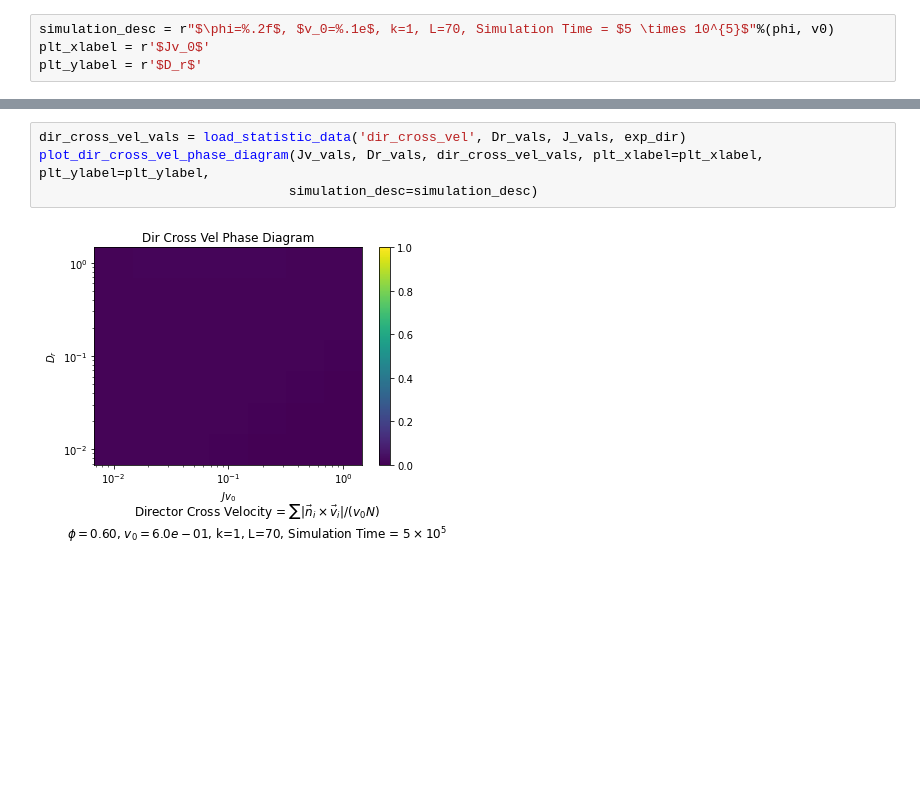
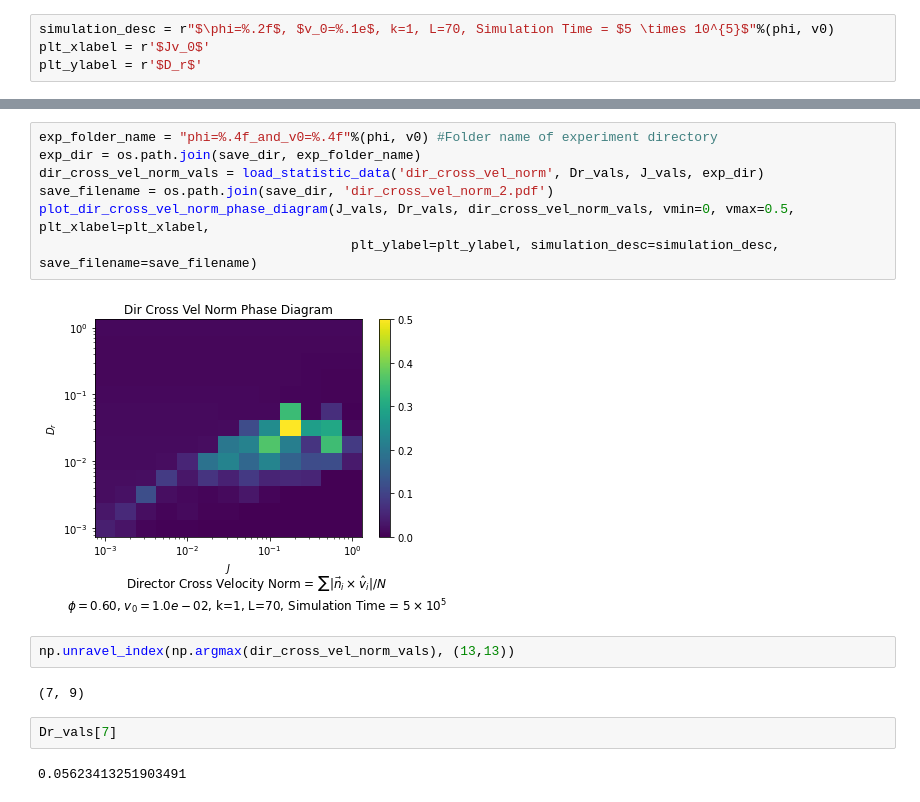
Before and after one commit to ryanlopezzzz/ABP, a Jupyter notebook: graph_phase_diagram.ipynb, the cells around one changed output, grey strips where cells are left out. Saved outputs shown, nothing was run; the diff lists cells and outputs as text; blank space fills up the shorter version.

```diff
--- a/graph_phase_diagram.ipynb
+++ b/graph_phase_diagram.ipynb
@@ -44,6 +134,17 @@ plot_vicsek_phase_diagram(Jv_vals, Dr_vals, vicsek_vals, plt_xlabel=plt_xlabel,
-# %%
-dir_cross_vel_vals = load_statistic_data('dir_cross_vel', Dr_vals, J_vals, exp_dir)
-plot_dir_cross_vel_phase_diagram(Jv_vals, Dr_vals, dir_cross_vel_vals, plt_xlabel=plt_xlabel, plt_ylabel=plt_ylabel,
-                                simulation_desc=simulation_desc)
-# %% [output]
-[figure, removed]
+# %%
+exp_folder_name = "phi=%.4f_and_v0=%.4f"%(phi, v0) #Folder name of experiment directory
+exp_dir = os.path.join(save_dir, exp_folder_name)
+dir_cross_vel_norm_vals = load_statistic_data('dir_cross_vel_norm', Dr_vals, J_vals, exp_dir)
+save_filename = os.path.join(save_dir, 'dir_cross_vel_norm_2.pdf')
+plot_dir_cross_vel_norm_phase_diagram(J_vals, Dr_vals, dir_cross_vel_norm_vals, vmin=0, vmax=0.5, plt_xlabel=plt_xlabel,
+                                        plt_ylabel=plt_ylabel, simulation_desc=simulation_desc, save_filename=save_filename)
+# %% [output]
+[figure, added]
+# %%
+np.unravel_index(np.argmax(dir_cross_vel_norm_vals), (13,13))
+# %% [output]
+(7, 9)
+# %%
+Dr_vals[7]
+# %% [output]
+0.05623413251903491
```
Also changed, not shown: parts of 16 cells of this notebook, 23 other files.
